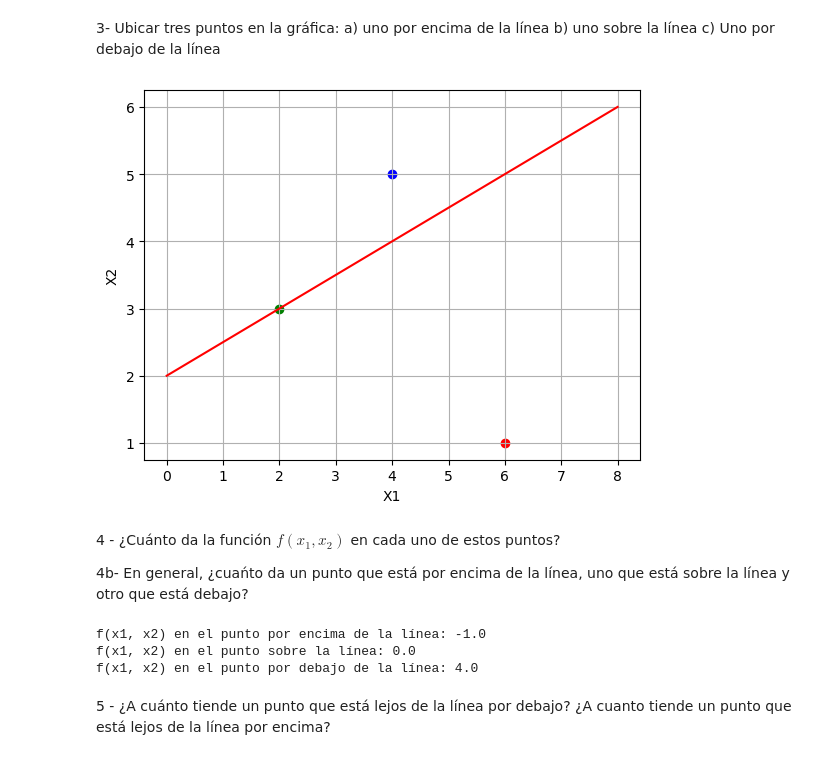
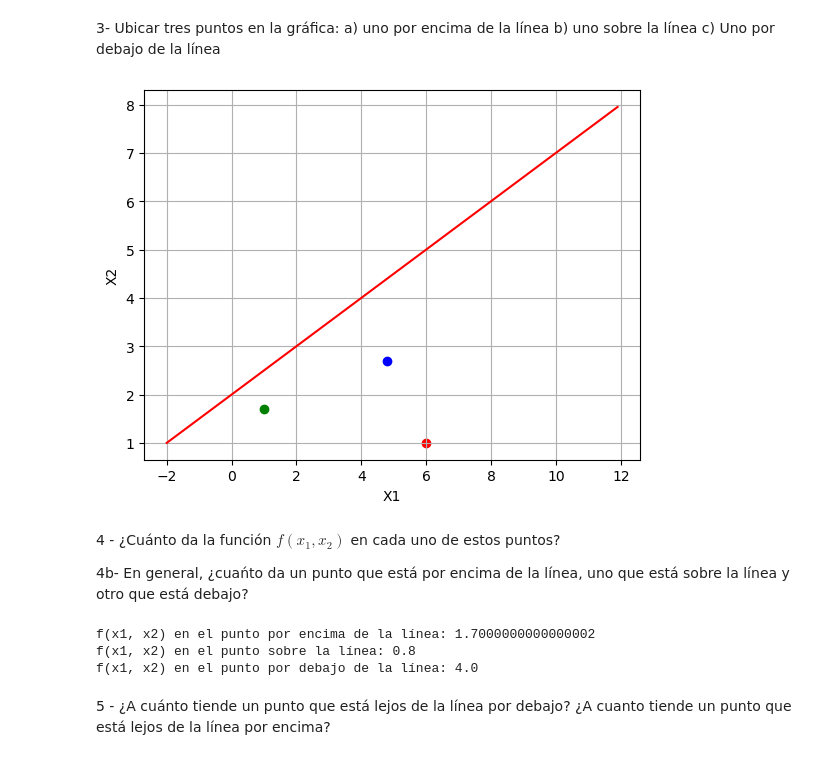
Before and after one commit to nestorm94/Aprendizaje_Maquinas, a Jupyter notebook: ejercicio_reg_logística.ipynb, the cells around one changed output. Cells and saved outputs as stored; diff of their text form; code cells hidden in the pictures.

```diff
--- a/ejercicio_reg_logística.ipynb
+++ b/ejercicio_reg_logística.ipynb
@@ -64,12 +64,14 @@ theta1 = 0.5
 theta0 = 2.0
 
  # Este valor es mayor que el valor calculado por la línea
-x1_above = 4.0
-x2_above = 5.0
+x1_above = 4.8
+x2_above = 2.7
+
 
 # Este valor es igual al valor calculado por la línea
-x1_on = 2.0
-x2_on = 3.0
+x1_on = 1.0
+x2_on = 1.7
+
 # Este valor es menor que el valor calculado por la línea
 
 x1_below = 6.0
@@ -77,21 +79,23 @@ x2_below = 1.0
 # %%
 
 # Calcular los valores de la línea
-x = np.linspace(0, 8, 100)
+
+x = np.arange(-2, 12, 0.1)
 line_y = recta(x, theta1, theta0)
 
 # Graficar los puntos y la línea
 plt.plot(x, line_y, 'r-', label="Línea divisoria")
 plt.scatter(x1_above, x2_above, c='blue', label="Punto por encima de la línea")
 plt.scatter(x1_on, x2_on, c='green', label="Punto sobre la línea")
+
 plt.scatter(x1_below, x2_below, c='red', label="Punto por debajo de la línea")
 plt.xlabel("X1")
 plt.ylabel("X2")
 #plt.legend()
 plt.grid()
 plt.show()
 # %% [output]
-[figure, old version]
+[figure, new version]
 # %% [markdown]
 4 - ¿Cuánto da la función $f(x_1, x_2)$  en cada uno de estos puntos?
 
@@ -108,8 +112,8 @@ print("f(x1, x2) en el punto por encima de la línea:", f_above)
 print("f(x1, x2) en el punto sobre la línea:", f_on)
 print("f(x1, x2) en el punto por debajo de la línea:", f_below)
 # %% [output]
-f(x1, x2) en el punto por encima de la línea: -1.0
-f(x1, x2) en el punto sobre la línea: 0.0
+f(x1, x2) en el punto por encima de la línea: 1.7000000000000002
+f(x1, x2) en el punto sobre la línea: 0.8
 f(x1, x2) en el punto por debajo de la línea: 4.0
 # %% [markdown]
 5 - ¿A cuánto tiende un punto que está lejos de la línea por debajo? ¿A cuanto tiende un punto que está lejos de la línea por encima?
```
Also changed, not shown: parts of 5 cells of this notebook, 1 other file.
